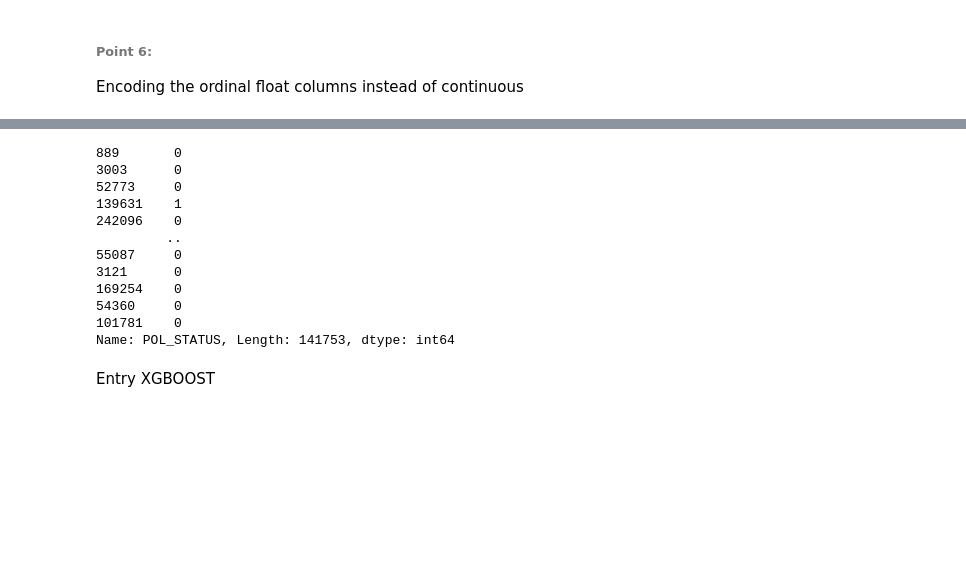
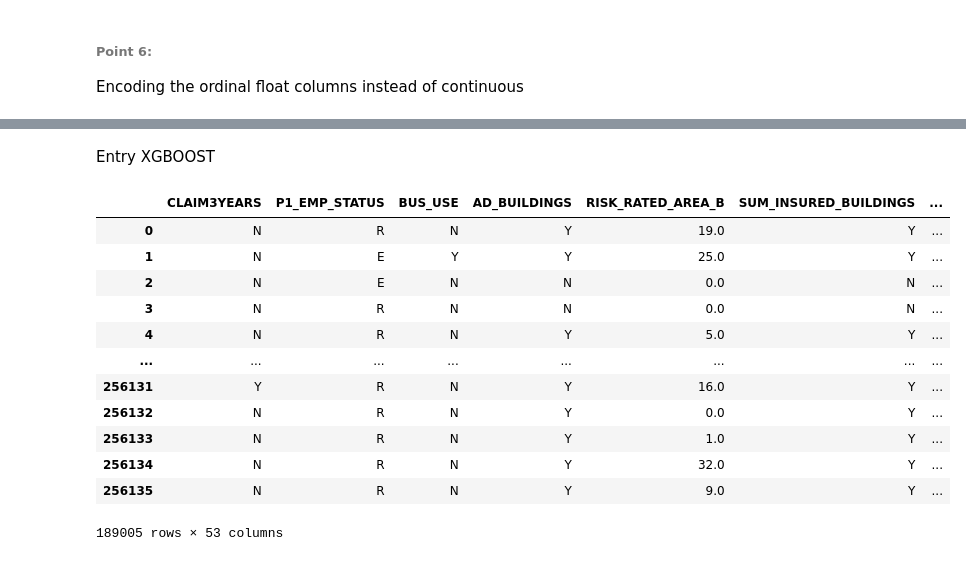
Before and after one commit to Brownsey/home_insurance, a Jupyter notebook: code.ipynb, the cells around one changed output, grey strips where cells are left out. Cells and saved outputs as stored; diff of their text form; code cells hidden in the pictures; blank space fills up the shorter version.

```diff
--- a/code.ipynb
+++ b/code.ipynb
@@ -263,23 +283,2 @@ def make_logistic(row):
-# %%
-X, X_validation, y, y_validation  = train_test_split(
-    modelling_df.drop("POL_STATUS", axis = 1), modelling_df.POL_STATUS, test_size= 0.25, random_state= 666)
-best_params = []
-best_score = []
-#le = LabelEncoder()
-#y = le.fit_transform(y)
-y
-# %% [output]
-889       0
-3003      0
-52773     0
-139631    1
-242096    0
-         ..
-55087     0
-3121      0
-169254    0
-54360     0
-101781    0
-Name: POL_STATUS, Length: 141753, dtype: int64
 # %% [markdown]
 Entry XGBOOST
@@ -285,0 +293,16 @@ Entry XGBOOST
+# %%
+data
+# %% [output]
+|  | CLAIM3YEARS | P1_EMP_STATUS | BUS_USE | AD_BUILDINGS | RISK_RATED_AREA_B | SUM_INSURED_BUILDINGS | ... |
+| 0 | N | R | N | Y | 19.0 | Y | ... |
+| 1 | N | E | Y | Y | 25.0 | Y | ... |
+| 2 | N | E | N | N | 0.0 | N | ... |
+| 3 | N | R | N | N | 0.0 | N | ... |
+| 4 | N | R | N | Y | 5.0 | Y | ... |
+| ... | ... | ... | ... | ... | ... | ... | ... |
+| 256131 | Y | R | N | Y | 16.0 | Y | ... |
+| 256132 | N | R | N | Y | 0.0 | Y | ... |
+| 256133 | N | R | N | Y | 1.0 | Y | ... |
+| 256134 | N | R | N | Y | 32.0 | Y | ... |
+| 256135 | N | R | N | Y | 9.0 | Y | ... |
+189005 rows × 53 columns
```
Also changed, not shown: parts of 20 cells of this notebook, 1 other file.
